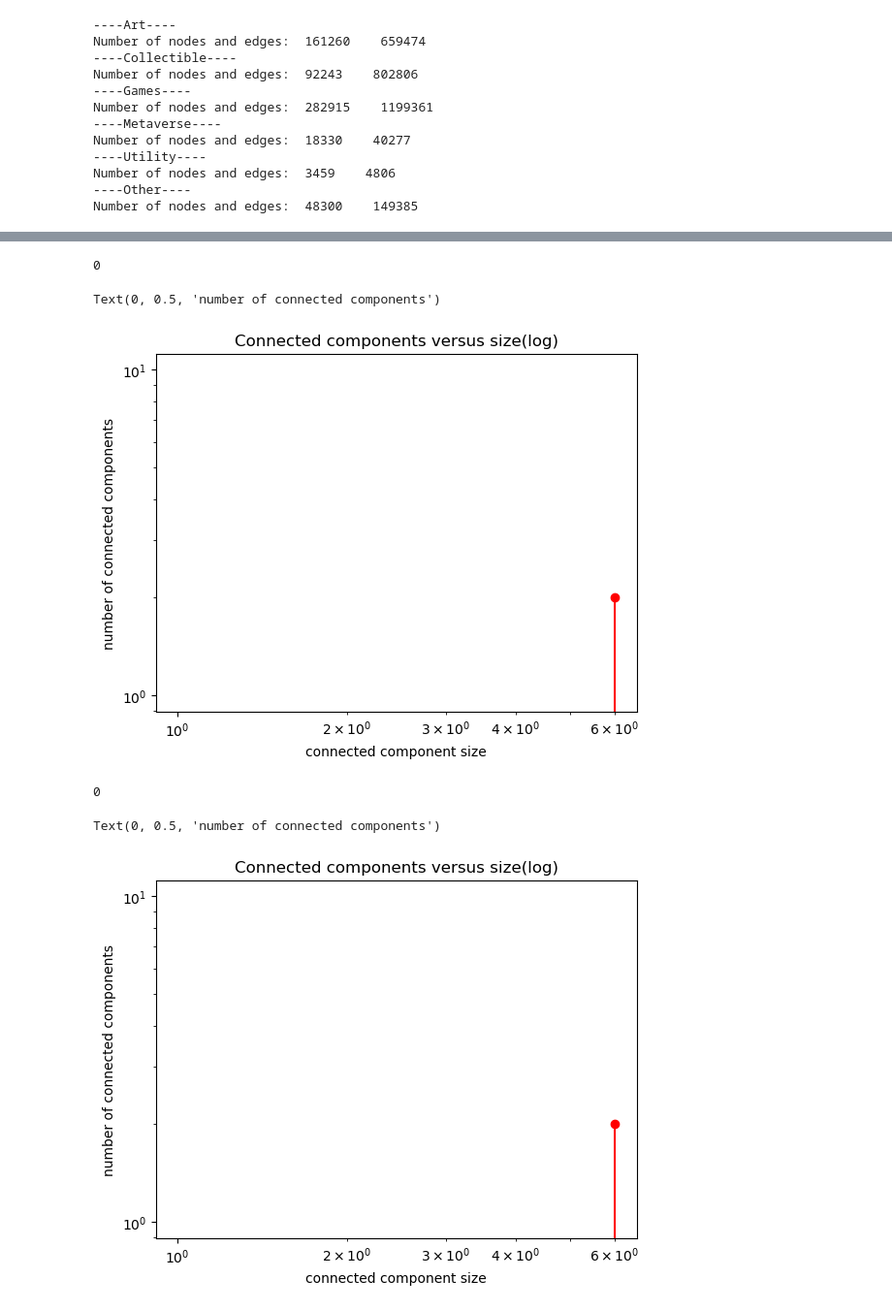
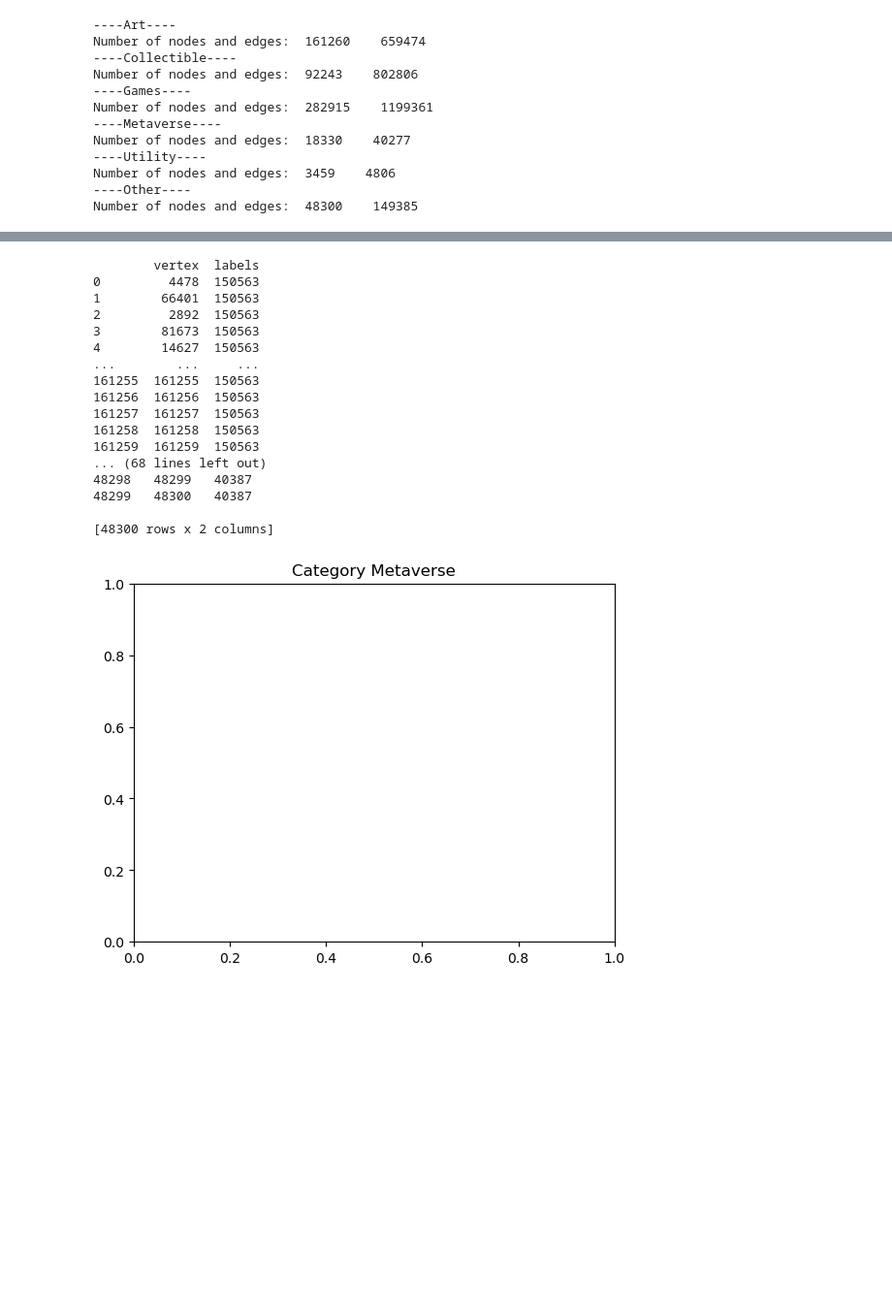
Before and after one commit to Elroy-W/MSBD5008, a Jupyter notebook: Category_Analysis.ipynb, the cells around one changed output, grey strips where cells are left out. Shown at 97% size. Cells and saved outputs as stored; diff of their text form; code cells hidden in the pictures; blank space fills up the shorter version.

```diff
--- a/Category_Analysis.ipynb
+++ b/Category_Analysis.ipynb
@@ -791,38 +696,24 @@ Text(0, 0.5, 'number of connected components')
-# %%
-k=4
-graph = graphs_undirected[k]
-component_list = list(cg.connected_components(graph))
-component_size_list = [len(_component) for _component in component_list]
-
-component_count = Counter(component_size_list)
-component_freq = [component_count.get(i,0) for i in range(max(component_count)+1)]
-component_size = range(len(component_freq))
-#log-log
-print(component_count.get(0,0))
-plt.title("Connected components versus size(log)")
-plt.loglog(component_size ,component_freq,'ro-')
-plt.xlabel('connected component size')
-plt.ylabel('number of connected components')
-# %% [output]
-0
-Text(0, 0.5, 'number of connected components')
-[figure, removed]
-# %%
-k=5
-graph = graphs_undirected[k]
-component_list = list(cg.connected_components(graph))
-component_size_list = [len(_component) for _component in component_list]
-
-component_count = Counter(component_size_list)
-component_freq = [component_count.get(i,0) for i in range(max(component_count)+1)]
-component_size = range(len(component_freq))
-#log-log
-print(component_count.get(0,0))
-plt.title("Connected components versus size(log)")
-plt.loglog(component_size ,component_freq,'ro-')
-plt.xlabel('connected component size')
-plt.ylabel('number of connected components')
-# %% [output]
-0
-Text(0, 0.5, 'number of connected components')
-[figure, removed]
+# %%
+for i, graph in enumerate(graphs_undirected):
+    component_list = cg.connected_components(graph)
+    plt.title("Category {}".format(labels[k]))
+    print(cg.connected_components(graph))
+# %% [output]
+        vertex  labels
+0         4478  150563
+1        66401  150563
+2         2892  150563
+3        81673  150563
+4        14627  150563
+...        ...     ...
+161255  161255  150563
+161256  161256  150563
+161257  161257  150563
+161258  161258  150563
+161259  161259  150563
+... (68 lines left out)
+48298   48299   40387
+48299   48300   40387
+
+[48300 rows x 2 columns]
+[figure, added]
```
Also changed, not shown: parts of 5 cells of this notebook.
